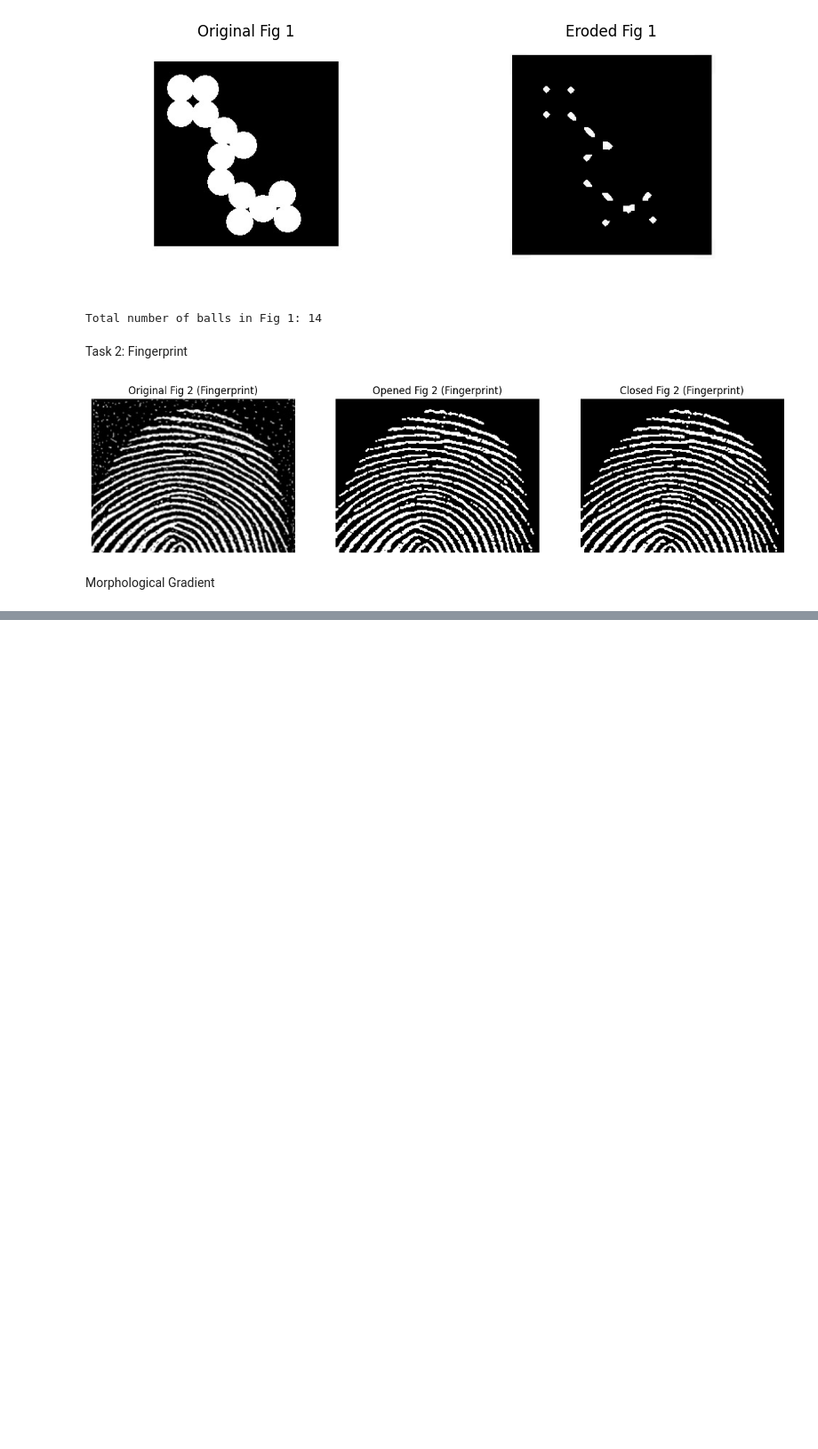
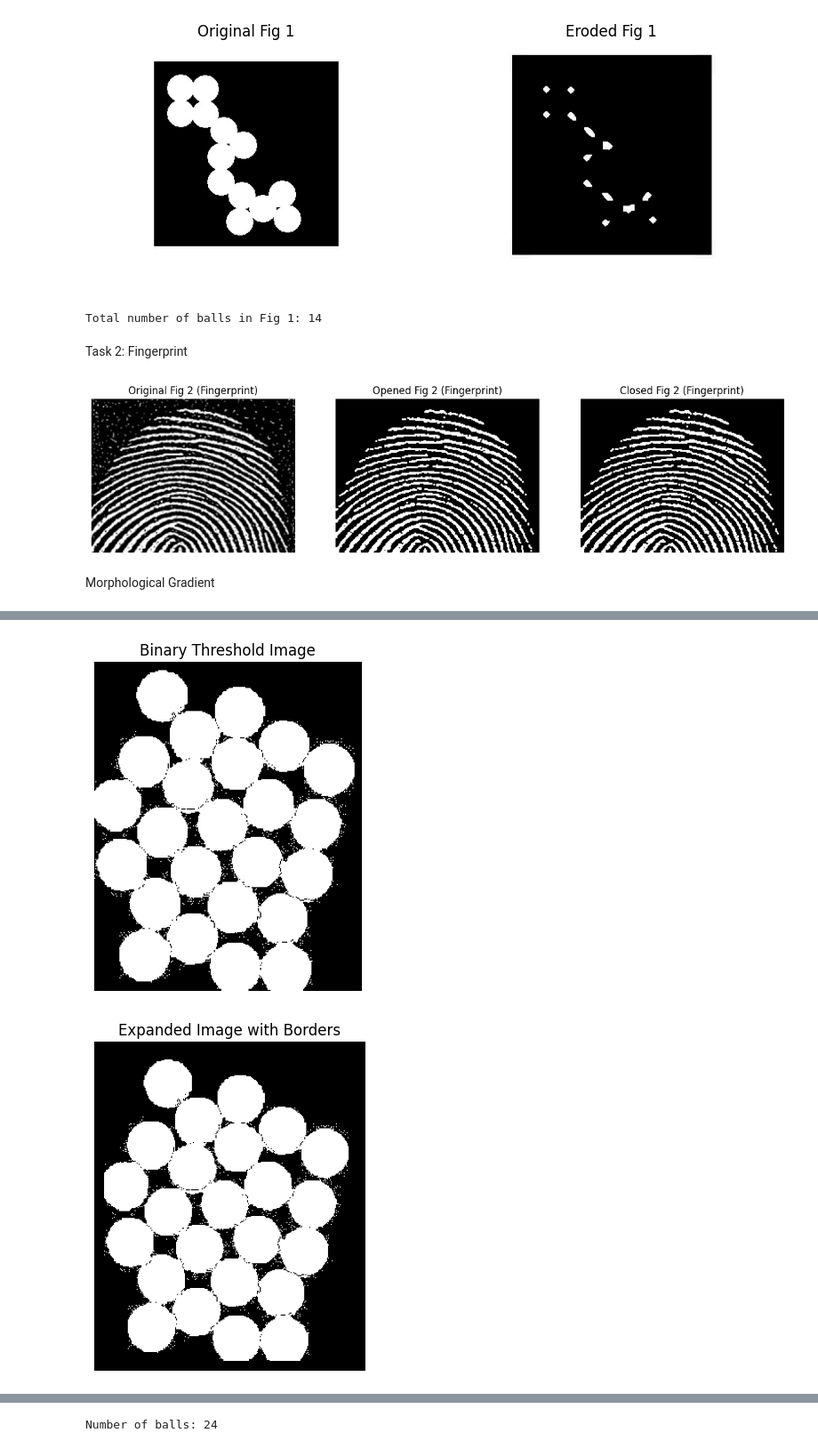
Before and after one commit to Danish-588/CV_PE2, a Jupyter notebook: Practicals/P3_/CV3.ipynb, the cells around one changed output, grey strips where cells are left out. Shown at 89% size. Drawn from its saved outputs; the diff is of its cells as text; code cells hidden in the pictures; blank space fills up the shorter version.

```diff
--- a/Practicals/P3_/CV3.ipynb
+++ b/Practicals/P3_/CV3.ipynb
@@ -209,0 +85,45 @@ error: OpenCV(4.11.0) D:\a\opencv-python\opencv-python\opencv\modules\imgproc\sr
+# %%
+# Apply binary threshold
+ret, binary_thresh = cv2.threshold(fig3, 18, 255, cv2.THRESH_BINARY)
+
+# Display the binary threshold image
+plt.imshow(binary_thresh, cmap='gray')
+plt.title('Binary Threshold Image')
+plt.axis('off')
+plt.show()
+
+
+# Expand the borders of the image by 10 pixels on each side and fill with 0s
+expanded_image = cv2.copyMakeBorder(binary_thresh, 10, 10, 10, 10, cv2.BORDER_CONSTANT, value=0)
+
+# Display the expanded image
+plt.imshow(expanded_image, cmap='gray')
+plt.title('Expanded Image with Borders')
+plt.axis('off')
+plt.show()
+
+
+# Define the kernel for erosion
+kernel = np.ones((11, 11), np.uint8)
+
+# Apply erosion
+eroded = cv2.erode(expanded_image, kernel, iterations=1)
+
+# Display the eroded image
+plt.imshow(eroded, cmap='gray')
+plt.title('Eroded Image')
+plt.axis('off')
+plt.show()
+
+
+
+# Find contours in the eroded image
+contours, _ = cv2.findContours(eroded, cv2.RETR_EXTERNAL, cv2.CHAIN_APPROX_SIMPLE)
+
+# Count the number of contours
+ball_count = len(contours)
+
+print(f"Number of balls: {ball_count}")
+# %% [output]
+[figure, added]
+[figure, added]
@@ -209,0 +131 @@ error: OpenCV(4.11.0) D:\a\opencv-python\opencv-python\opencv\modules\imgproc\sr
+Number of balls: 24
```
Also changed, not shown: parts of 2 cells of this notebook, 5 other files.
